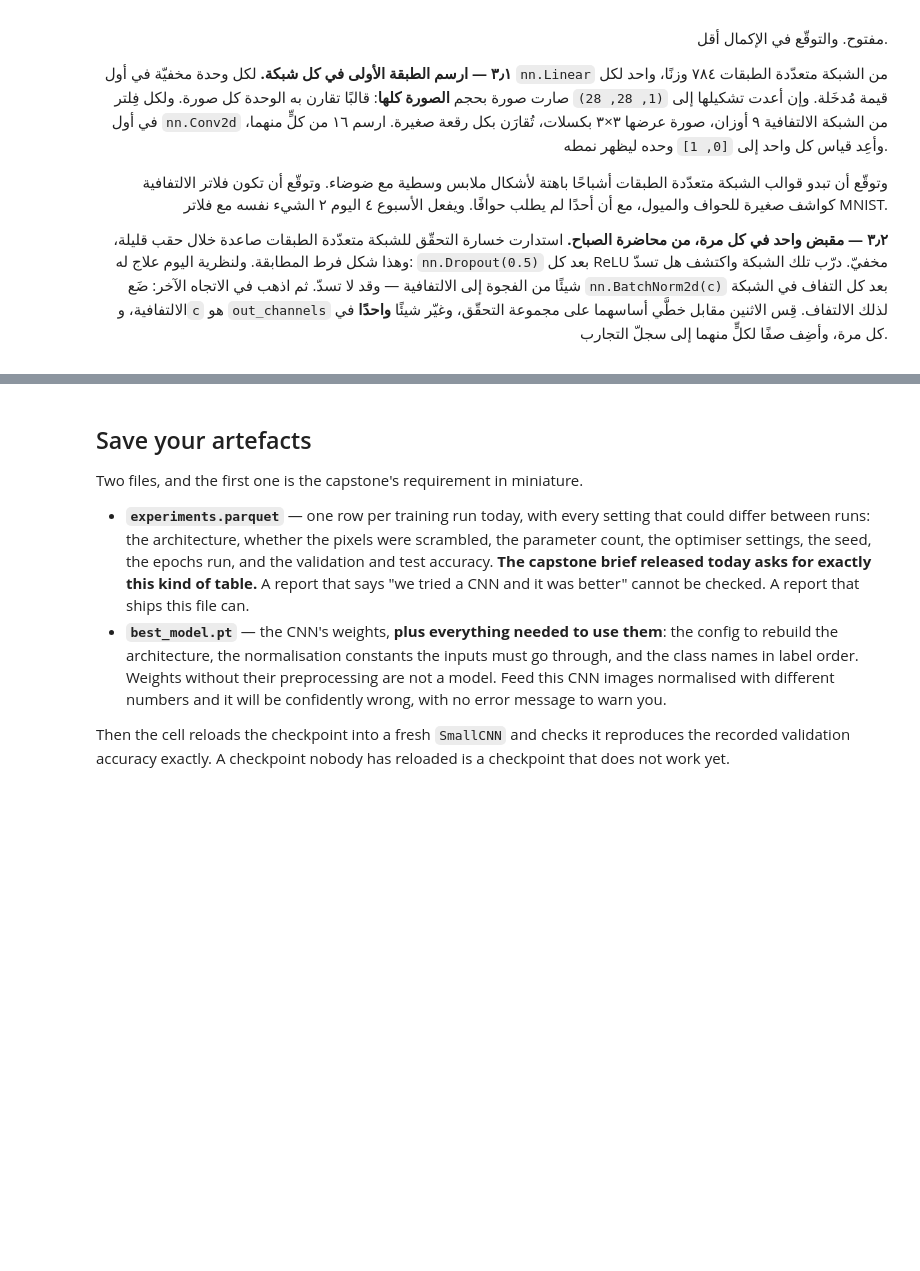
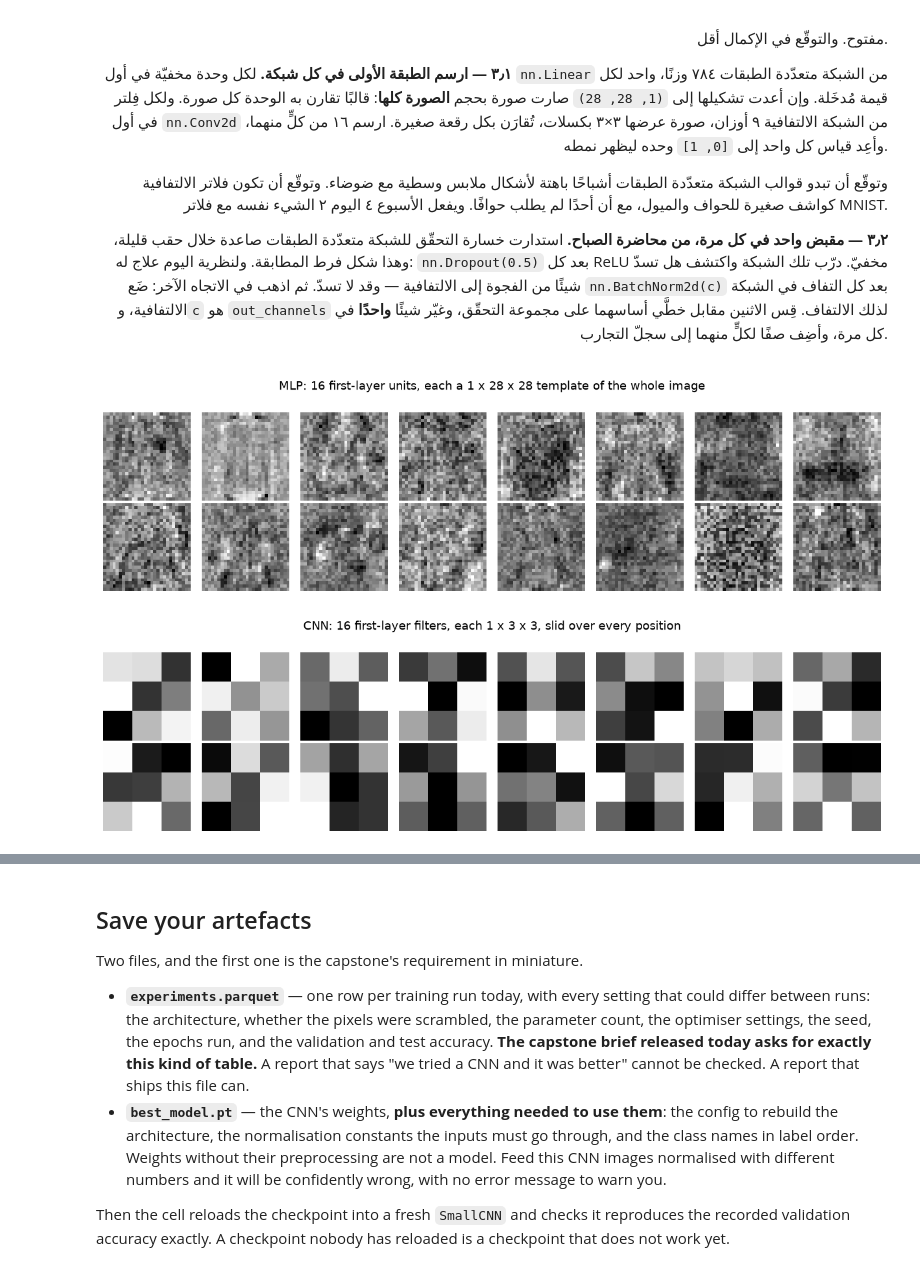
Before and after one commit to OMH-sa/AIEP_Olo_student, a Jupyter notebook: week_3_neural_networks/labs/D5_linear_vs_conv/D5_linear_vs_conv_blank.ipynb, the cells around one changed output, grey strips where cells are left out. Saved outputs shown, nothing was run; the diff lists cells and outputs as text; code cells hidden in the pictures; blank space fills up the shorter version.

```diff
--- a/week_3_neural_networks/labs/D5_linear_vs_conv/D5_linear_vs_conv_blank.ipynb
+++ b/week_3_neural_networks/labs/D5_linear_vs_conv/D5_linear_vs_conv_blank.ipynb
@@ -1427,35 +1752,49 @@ row for each to the experiment log.
 # %%
 # ────────────────────────────────────────────────────────────────────
 # 1) The MLP's first layer is mlp.net[1]; its .weight is (512, 784). Take 16 rows
 #    and .view(16, 1, 28, 28). The CNN's is cnn.features[0].weight: (32, 1, 3, 3).
 # 2) Rescale each picture to [0, 1] on its own: subtract its min, divide by its range.
 #    amin/amax over dims (1, 2, 3) with keepdim=True does all 16 at once.
 # 3) .detach() before drawing — these tensors carry gradients. plot_grid draws
 #    (N, 1, H, W) as grayscale images.
 # Search: "visualize first layer weights pytorch conv filters"
 # https://cs231n.github.io/understanding-cnn/
 #
 # ١) الطبقة الأولى في الشبكة متعدّدة الطبقات هي `mlp.net[1]`، و`.weight` شكلها (512, 784).
 #    خُذ ١٦ صفًا ثم `.view(16, 1, 28, 28)`. وفي الالتفافية `cnn.features[0].weight`: (32, 1, 3, 3).
 # ٢) أعِد قياس كل صورة إلى `[0, 1]` وحدها: اطرح أصغر قيمة فيها واقسم على مداها.
 #    و`amin`/`amax` على الأبعاد (1, 2, 3) مع `keepdim=True` تفعل الست عشرة معًا.
 # ٣) `.detach()` قبل الرسم — فهذه المُوتِّرات تحمل اشتقاقات. و`plot_grid` ترسم
 #    (N, 1, H, W) صورًا رمادية.
 # ابحث عن: "visualize first layer weights pytorch conv filters"
 # ────────────────────────────────────────────────────────────────────
 
+# ────────────────────────────────────────────────────────────────────
+# Task 3.1 — Visualizing First Layer Weights
+# ────────────────────────────────────────────────────────────────────
+
 def rescale(pictures):
     low = pictures.amin(dim=(1, 2, 3), keepdim=True)
     high = pictures.amax(dim=(1, 2, 3), keepdim=True)
     return (pictures - low) / (high - low)
-# TODO: Take 16 MLP first-layer templates and 16 CNN first-layer filters as (16, 1, H, W).
-# مهمة: خُذ ١٦ قالبًا من الطبقة الأولى للشبكة متعدّدة الطبقات و١٦ فِلترًا من أول التفاف بشكل (16, 1, H, W).
+
+# 1) استخراج أول 16 صفًا من أوزان MLP وتحويلها لشكل (16, 1, 28, 28)
+mlp_templates = mlp.net[1].weight[:16].detach().view(16, 1, 28, 28)
+
+# 2) استخراج أول 16 فِلترًا من أول طبقة التفافية في CNN (شكلها أصلًا 16, 1, 3, 3)
+cnn_filters = cnn.features[0].weight[:16].detach()
+
+# 3) رسم القوالب والفلاتر بعد إعادة القياس لكل منها على حدة
 plot_grid(rescale(mlp_templates), n_cols=8,
           title="MLP: 16 first-layer units, each a 1 x 28 x 28 template of the whole image")
 plt.show()
+
 plot_grid(rescale(cnn_filters), n_cols=8,
           title="CNN: 16 first-layer filters, each 1 x 3 x 3, slid over every position")
 plt.show()
+# %% [output]
+[figure, added]
+[figure, added]
 # %%
 # ────────────────────────────────────────────────────────────────────
 # 1) The dropout MLP: the same layers as MLP, with nn.Dropout(0.5) after each hidden
```
Also changed, not shown: parts of 12 cells of this notebook.
